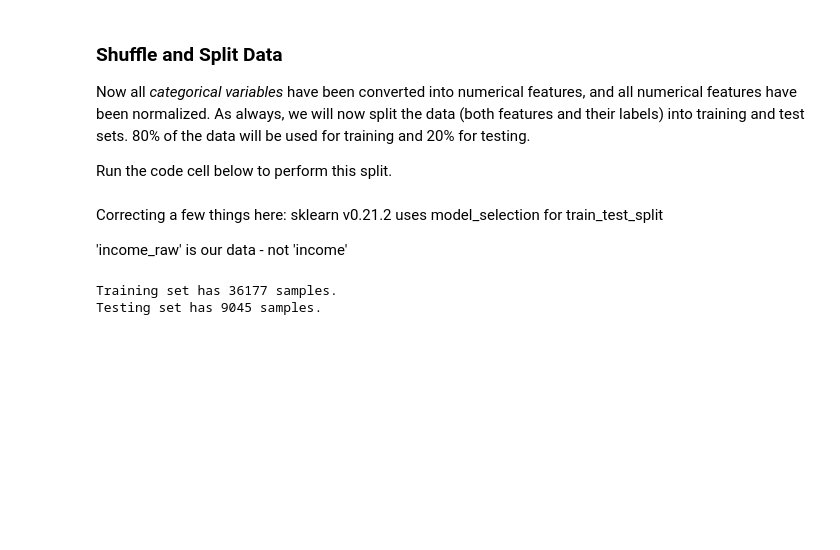
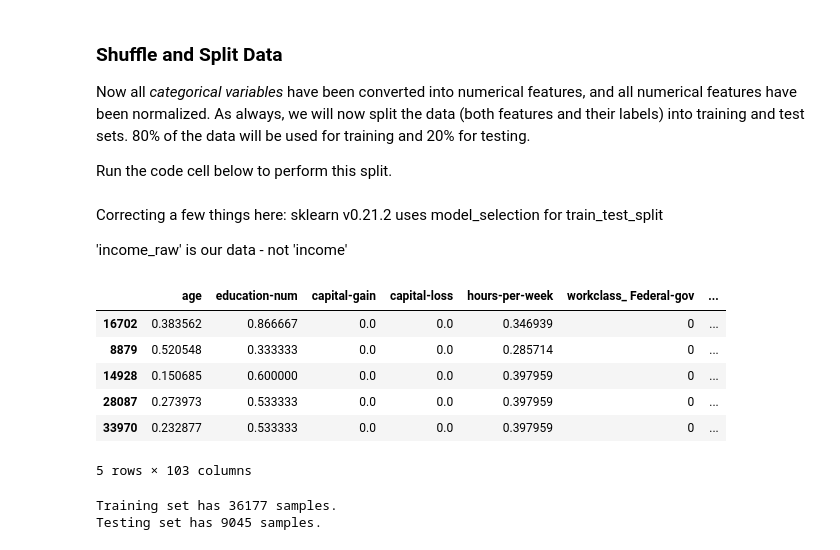
Before and after one commit to dtomlinson91/udacity, a Jupyter notebook: python/Supervised Learning/Project/finding_donors.ipynb, the cells around one changed output. Drawn from its saved outputs; the diff is of its cells as text; code cells hidden in the pictures; blank space fills up the shorter version.

```diff
--- a/python/Supervised Learning/Project/finding_donors.ipynb
+++ b/python/Supervised Learning/Project/finding_donors.ipynb
@@ -276,6 +286,16 @@ Correcting a few things here:
 sklearn v0.21.2 uses model_selection for train_test_split
 
 'income_raw' is our data - not 'income'
+# %%
+features_final.sample(frac=1).head(5)
+# %% [output]
+|  | age | education-num | capital-gain | capital-loss | hours-per-week | workclass_ Federal-gov | ... |
+| 16702 | 0.383562 | 0.866667 | 0.0 | 0.0 | 0.346939 | 0 | ... |
+| 8879 | 0.520548 | 0.333333 | 0.0 | 0.0 | 0.285714 | 0 | ... |
+| 14928 | 0.150685 | 0.600000 | 0.0 | 0.0 | 0.397959 | 0 | ... |
+| 28087 | 0.273973 | 0.533333 | 0.0 | 0.0 | 0.397959 | 0 | ... |
+| 33970 | 0.232877 | 0.533333 | 0.0 | 0.0 | 0.397959 | 0 | ... |
+5 rows × 103 columns
 # %%
 # Import train_test_split
 from sklearn.model_selection import train_test_split
```
Also changed, not shown: parts of 11 cells of this notebook, 11 other files.
